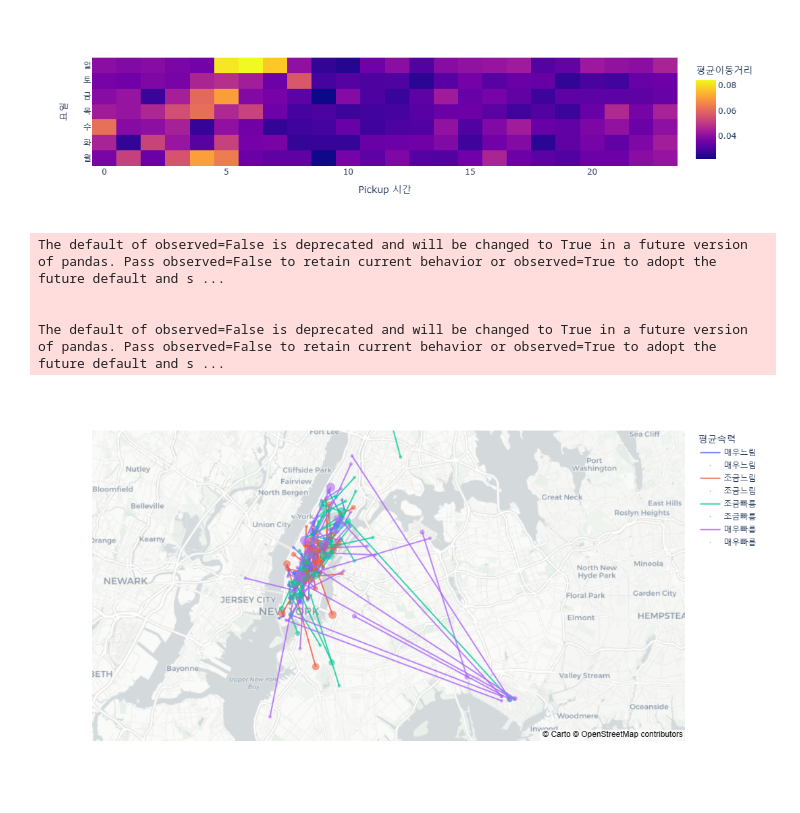
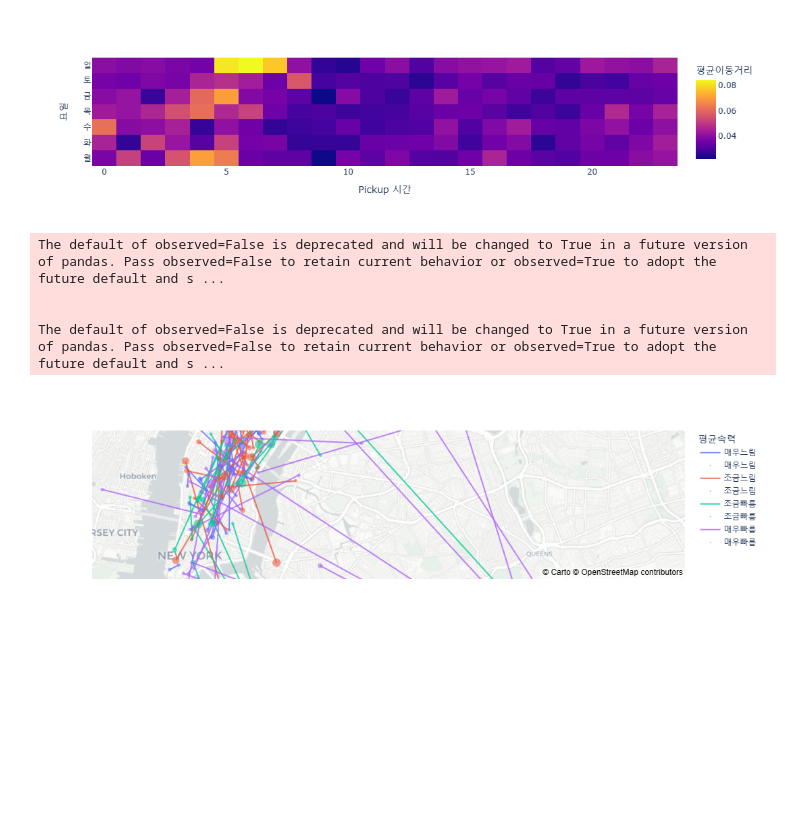
Before and after one commit to yoojaemin2002/DV2023_FINAL, a Jupyter notebook: DV2023.ipynb, the cells around one changed output. Drawn from its saved outputs; the diff is of its cells as text; code cells hidden in the pictures; blank space fills up the shorter version.

```diff
--- a/DV2023.ipynb
+++ b/DV2023.ipynb
@@ -116,35 +116,33 @@ fig3 = px.line_mapbox(
     lon = 'longitude',
     line_group = 'id',
     color = '평균속력',
     center = {'lat':40.7322, 'lon':-73.9052},
     #---#
     mapbox_style = 'carto-positron',
-    zoom=10,
-    width = 750,
-    height = 600
+    zoom=11,
 
 )
 scatter_data = px.scatter_mapbox(
     data_frame=tidydata2,
     lat = 'latitude',
     lon = 'longitude',
     size = 'passenger_count',
     size_max = 10,
     color = '평균속력',
     #---#
     mapbox_style = 'carto-positron',
-    zoom=10,
+    zoom=11,
 ).data
 for sd in scatter_data:
     fig3.add_trace(sd)
 fig3.update_traces(
 
     opacity=0.8
 )
 fig3.show(config={'scrollZoom':False})
 # %% [output]
 The default of observed=False is deprecated and will be changed to True in a future version of pandas. Pass observed=False to retain current behavior or observed=True to adopt the future default and s ...
 
 
 The default of observed=False is deprecated and will be changed to True in a future version of pandas. Pass observed=False to retain current behavior or observed=True to adopt the future default and s ...
-[figure, old version]
+[figure, new version]
```
Also changed, not shown: 2 other files.
